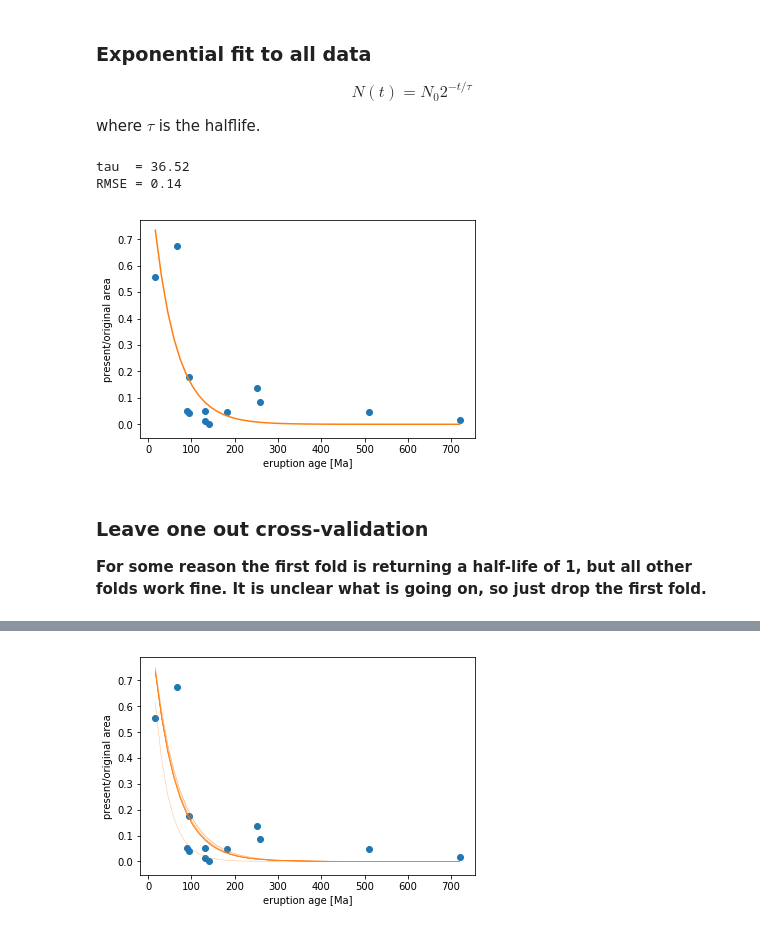
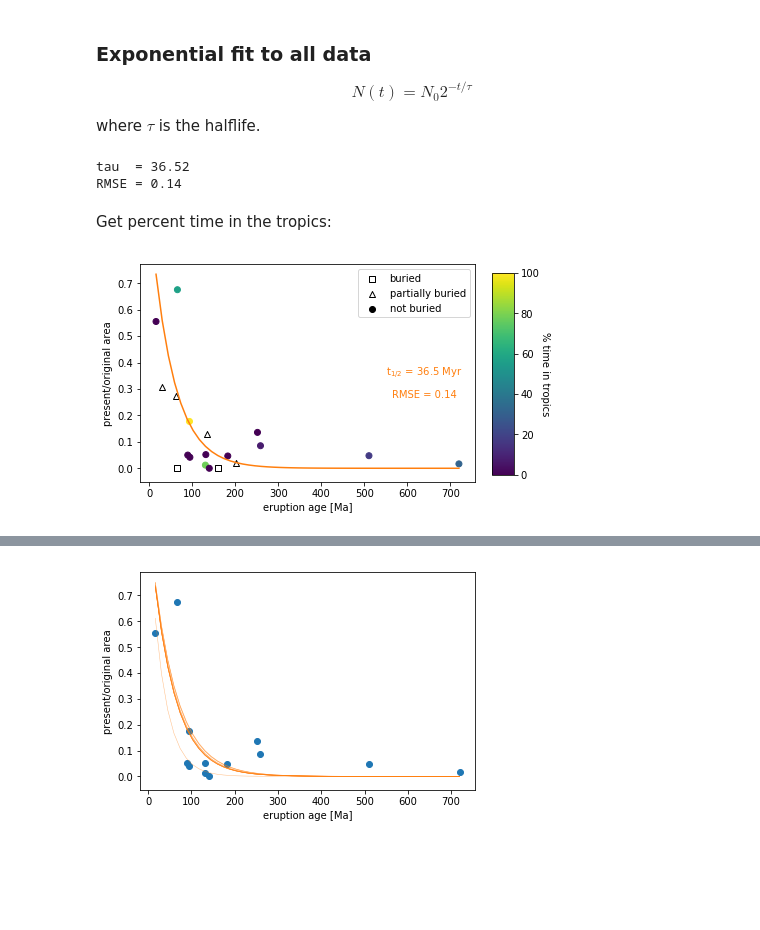
Before and after one commit to Swanson-Hysell-Group/2020_large_igneous_provinces, a Jupyter notebook: Code/Present_Day_Areas.ipynb, the cells around one changed output, grey strips where cells are left out. Cells and saved outputs as stored; diff of their text form; code cells hidden in the pictures; blank space fills up the shorter version.

```diff
--- a/Code/Present_Day_Areas.ipynb
+++ b/Code/Present_Day_Areas.ipynb
@@ -761,7 +761,7 @@ def func(x, tau):
     return 2**(-x / tau)
 
 # fit
-popt, pcov = curve_fit(func, clean_summary['age'], clean_summary['present/original'])
+popt, pcov = curve_fit(func, clean_summary['age'], clean_summary['present/original'], p0=35)
 predicted_ratios = func(clean_summary['age'], *popt)
 
 # compute RMSE
@@ -769,25 +769,6 @@ RMSE = np.sqrt(mean_squared_error(clean_summary['present/original'], predicted_r
 
 print('tau  = {:.2f}'.format(popt[0]))
 print('RMSE = {:.2f}'.format(RMSE))
-
-# plot
-fig, ax = plt.subplots()
-
-plot_x = np.linspace(np.min(clean_summary['age']), np.max(clean_summary['age']))
-plot_y = func(plot_x, *popt)
-
-ax.scatter(clean_summary['age'], clean_summary['present/original'])
-ax.plot(plot_x, plot_y, c='C1')
-ax.set_xlabel('eruption age [Ma]')
-ax.set_ylabel('present/original area')
-
-#plt.savefig('../Manuscript/Figures/LIP_Preservation.pdf')
-plt.show(fig)
 # %% [output]
 tau  = 36.52
 RMSE = 0.14
-[figure, removed]
-# %% [markdown]
-### Leave one out cross-validation
-
-**For some reason the first fold is returning a half-life of 1, but all other folds work fine. It is unclear what is going on, so just drop the first fold.**
@@ -793,0 +780,2 @@ RMSE = 0.14
+# %% [markdown]
+Get percent time in the tropics:
@@ -793,0 +802,34 @@ RMSE = 0.14
+# %%
+# plot
+fig, ax = plt.subplots()
+
+plot_x = np.linspace(np.min(clean_summary['age']), np.max(clean_summary['age']))
+plot_y = func(plot_x, *popt)
+
+ax.scatter(buried['age'], buried['present/original'],
+           marker='s', edgecolor='k', facecolor='w', label='buried')
+ax.scatter(partial['age'], partial['present/original'],
+           marker='^', edgecolor='k', facecolor='w', label='partially buried')
+scat = ax.scatter(clean_summary['age'], clean_summary['present/original'],
+                  marker='o', c=tropics_time, cmap='viridis', label='__nolegend__')
+ax.scatter([],[],marker='o',c='k',label='not buried')
+ax.plot(plot_x, plot_y, c='C1')
+ax.set_xlabel('eruption age [Ma]')
+ax.set_ylabel('present/original area')
+ax.legend(loc='upper right')
+
+ax.text(0.85,0.5,'t$_{1/2}$ = ' + str(np.round(popt[0],1)) + ' Myr', color='C1',
+        horizontalalignment='center',verticalalignment='center',transform=ax.transAxes)
+ax.text(0.85,0.4,'RMSE = ' + str(np.round(RMSE,2)), color='C1',
+        horizontalalignment='center',verticalalignment='center',transform=ax.transAxes)
+
+cbar_position = fig.add_axes([0.94,0.15,0.05,0.7])
+cbar = fig.colorbar(scat, cax=cbar_position)
+cbar.set_ticks(np.linspace(0,1,6))
+cbar.set_ticklabels((np.linspace(0,1,6)*100).astype(int))
+cbar.ax.set_ylabel('% time in tropics', rotation=270, labelpad=10)
+
+#plt.savefig('../Manuscript/Figures/LIP_Preservation.pdf')
+plt.show(fig)
+# %% [output]
+[figure, added]
```
Also changed, not shown: parts of 16 cells of this notebook, 1 other file.
